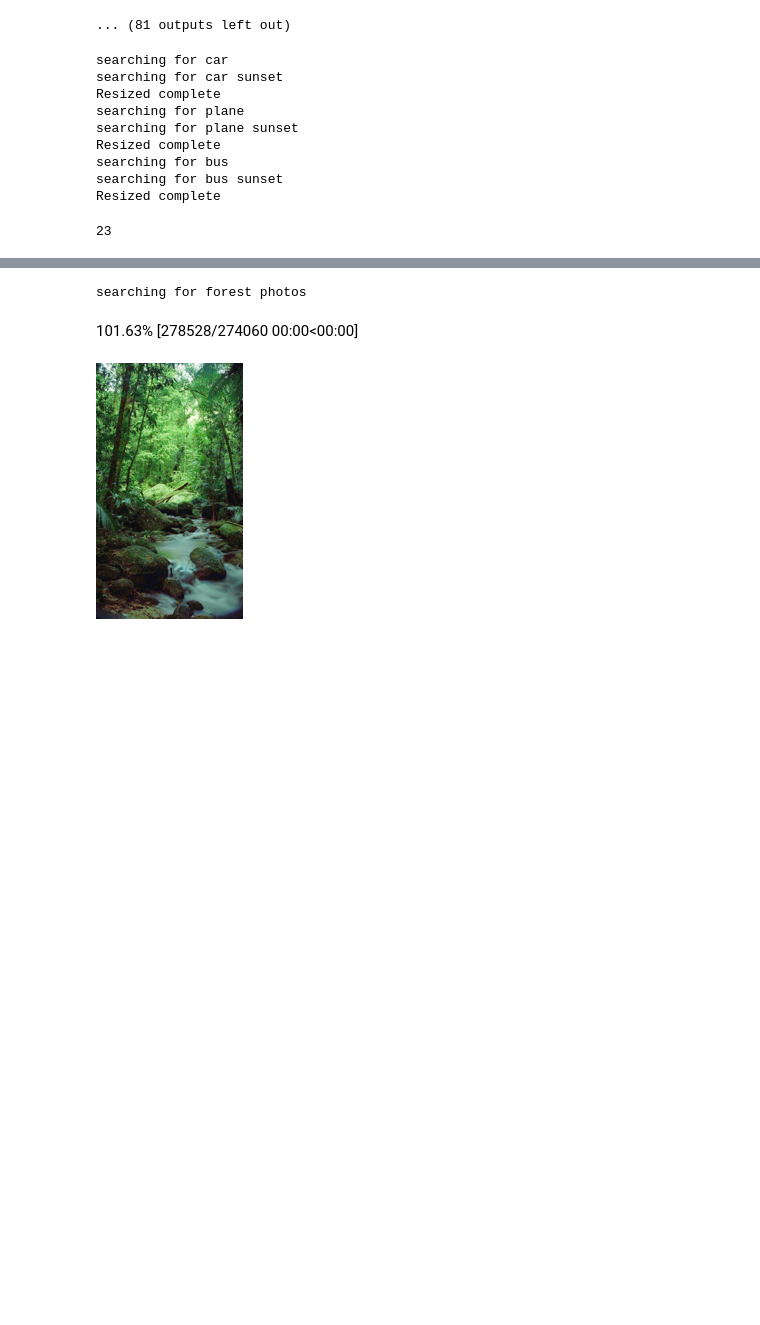
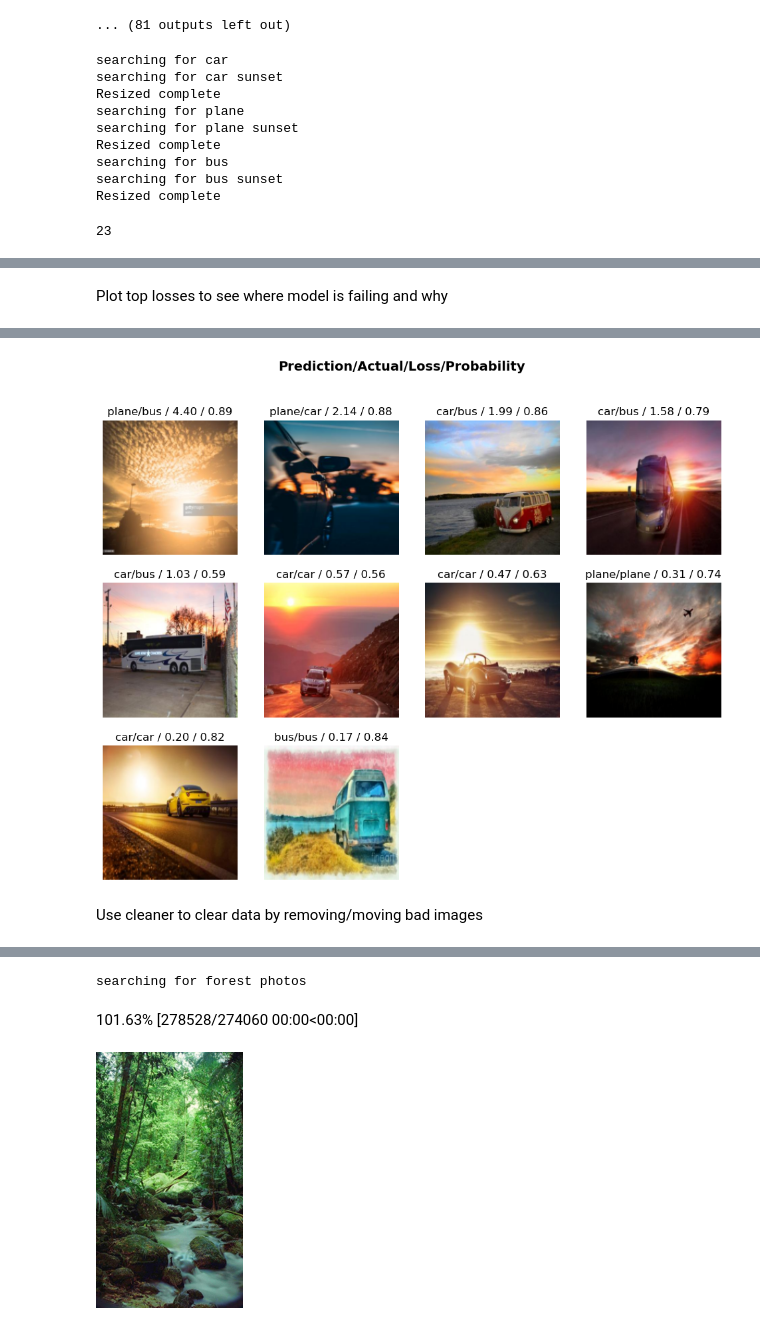
Before and after one commit to sachinrcz/deeplearning, a Jupyter notebook: Is it a car or plane?.ipynb, the cells around one changed output, grey strips where cells are left out. Saved outputs shown, nothing was run; the diff lists cells and outputs as text; code cells hidden in the pictures; blank space fills up the shorter version.

```diff
--- a/Is it a car or plane?.ipynb
+++ b/Is it a car or plane?.ipynb
@@ -135,0 +148,5 @@ learn.fine_tune(3)
+# %% [markdown]
+Plot top losses to see where model is failing and why
+# %%
+interp.plot_top_losses(10)
+# %% [output]
@@ -135,0 +154,3 @@ learn.fine_tune(3)
+[figure, added]
+# %% [markdown]
+Use cleaner to clear data by removing/moving bad images
```
Also changed, not shown: parts of 20 cells of this notebook, 1 other file.
